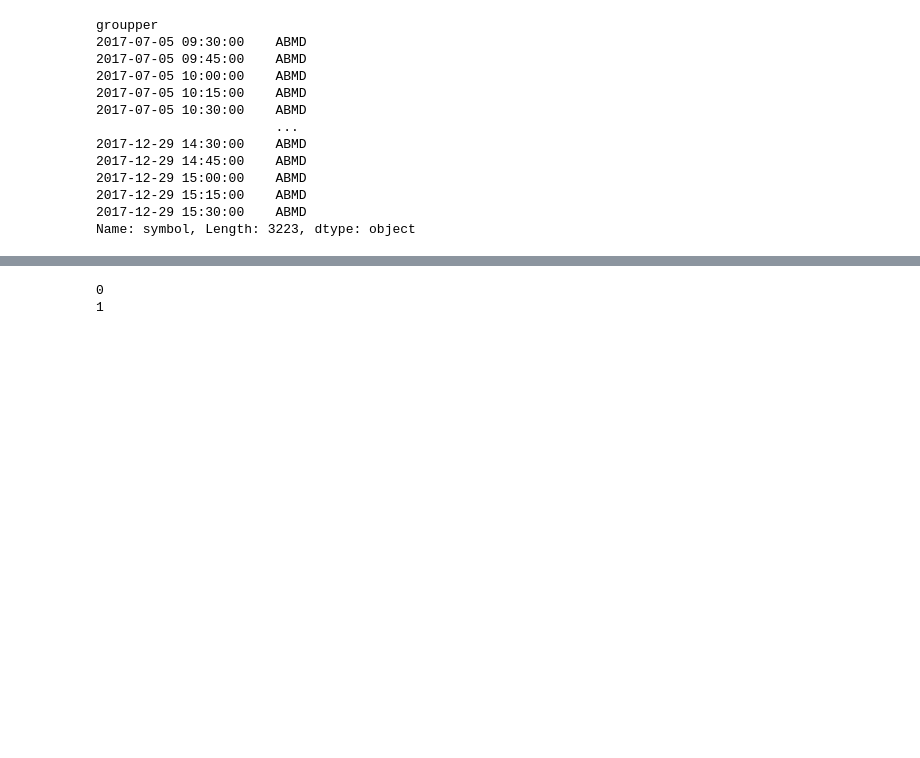
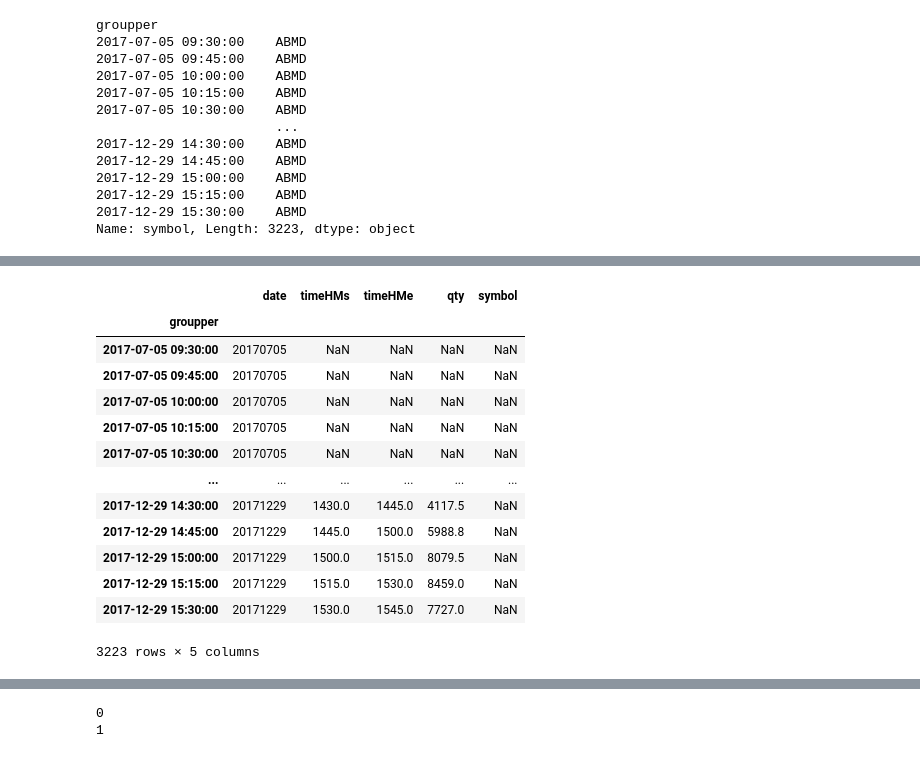
Before and after one commit to KangOxford/IntradayVoume, a Jupyter notebook: Untitled-100.ipynb, the cells around one changed output, grey strips where cells are left out. Drawn from its saved outputs; the diff is of its cells as text; code cells hidden in the pictures; blank space fills up the shorter version.

```diff
--- a/Untitled-100.ipynb
+++ b/Untitled-100.ipynb
@@ -1167,0 +1221,17 @@ Name: symbol, Length: 3223, dtype: object
+# %%
+f.sort_index()
+# %% [output]
+|  | date | timeHMs | timeHMe | qty | symbol |
+| groupper |  |  |  |  |  |
+| 2017-07-05 09:30:00 | 20170705 | NaN | NaN | NaN | NaN |
+| 2017-07-05 09:45:00 | 20170705 | NaN | NaN | NaN | NaN |
+| 2017-07-05 10:00:00 | 20170705 | NaN | NaN | NaN | NaN |
+| 2017-07-05 10:15:00 | 20170705 | NaN | NaN | NaN | NaN |
+| 2017-07-05 10:30:00 | 20170705 | NaN | NaN | NaN | NaN |
+| ... | ... | ... | ... | ... | ... |
+| 2017-12-29 14:30:00 | 20171229 | 1430.0 | 1445.0 | 4117.5 | NaN |
+| 2017-12-29 14:45:00 | 20171229 | 1445.0 | 1500.0 | 5988.8 | NaN |
+| 2017-12-29 15:00:00 | 20171229 | 1500.0 | 1515.0 | 8079.5 | NaN |
+| 2017-12-29 15:15:00 | 20171229 | 1515.0 | 1530.0 | 8459.0 | NaN |
+| 2017-12-29 15:30:00 | 20171229 | 1530.0 | 1545.0 | 7727.0 | NaN |
+3223 rows × 5 columns
```
Also changed, not shown: parts of 5 cells of this notebook, 5 other files.
